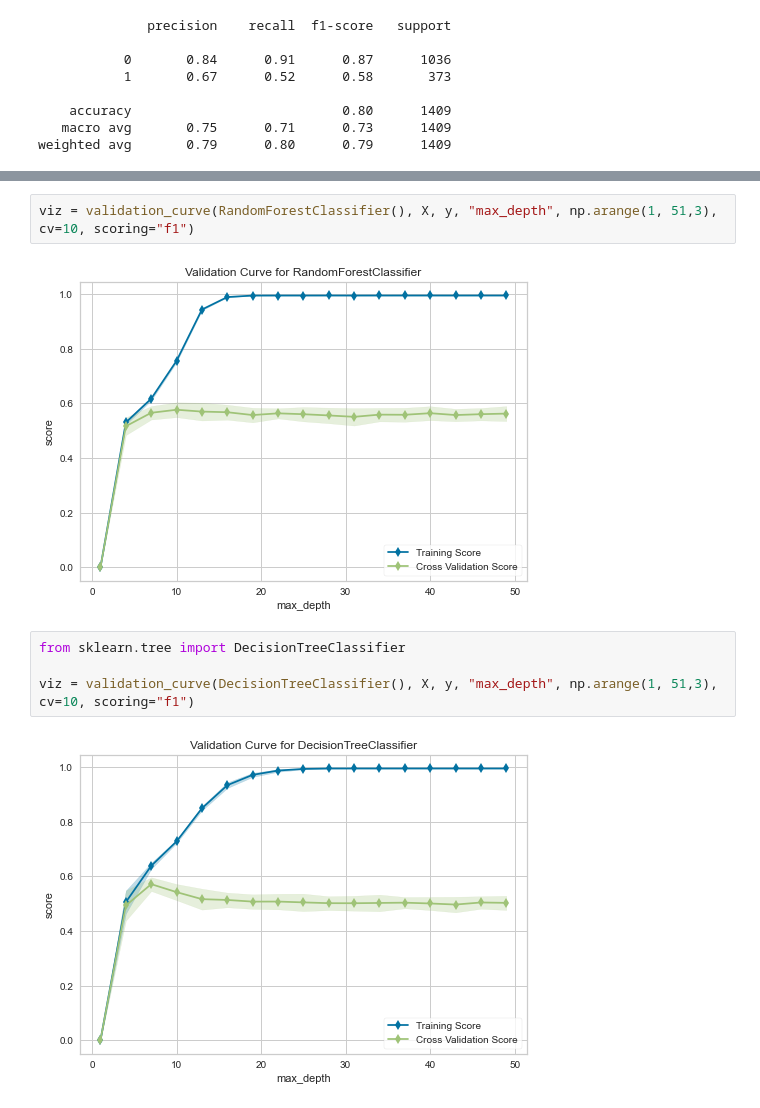
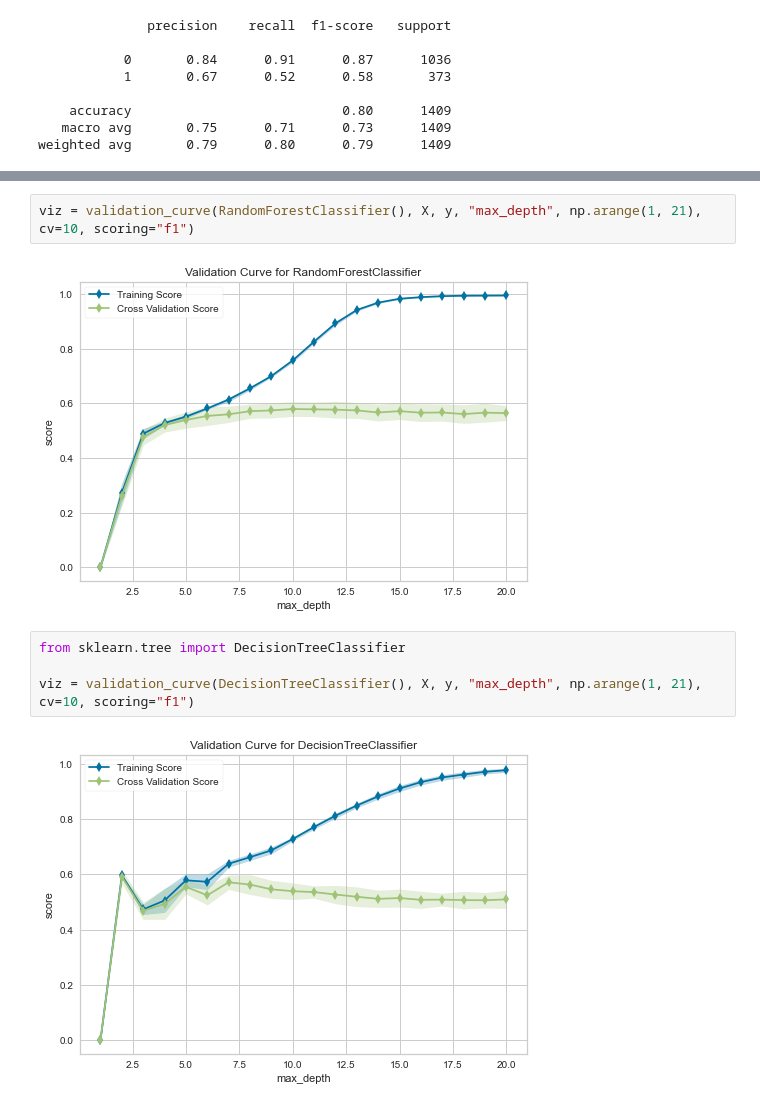
Before and after one commit to thanhENC/DA-course-UEL, a Jupyter notebook: Seminar/randomforest_seminar.ipynb, the cells around one changed output, grey strips where cells are left out. Saved outputs shown, nothing was run; the diff lists cells and outputs as text.

```diff
--- a/Seminar/randomforest_seminar.ipynb
+++ b/Seminar/randomforest_seminar.ipynb
@@ -283,10 +291,10 @@ viz = validation_curve(RandomForestClassifier(), X, y, "n_estimators", np.arange
 # %%
-viz = validation_curve(RandomForestClassifier(), X, y, "max_depth", np.arange(1, 51,3), cv=10, scoring="f1")
+viz = validation_curve(RandomForestClassifier(), X, y, "max_depth", np.arange(1, 21), cv=10, scoring="f1")
 # %% [output]
-[figure, old version]
+[figure, new version]
 # %%
 from sklearn.tree import DecisionTreeClassifier
 
-viz = validation_curve(DecisionTreeClassifier(), X, y, "max_depth", np.arange(1, 51,3), cv=10, scoring="f1")
+viz = validation_curve(DecisionTreeClassifier(), X, y, "max_depth", np.arange(1, 21), cv=10, scoring="f1")
 # %% [output]
-[figure, old version]
+[figure, new version]
```
Also changed, not shown: parts of 2 cells of this notebook, 2 other files.
